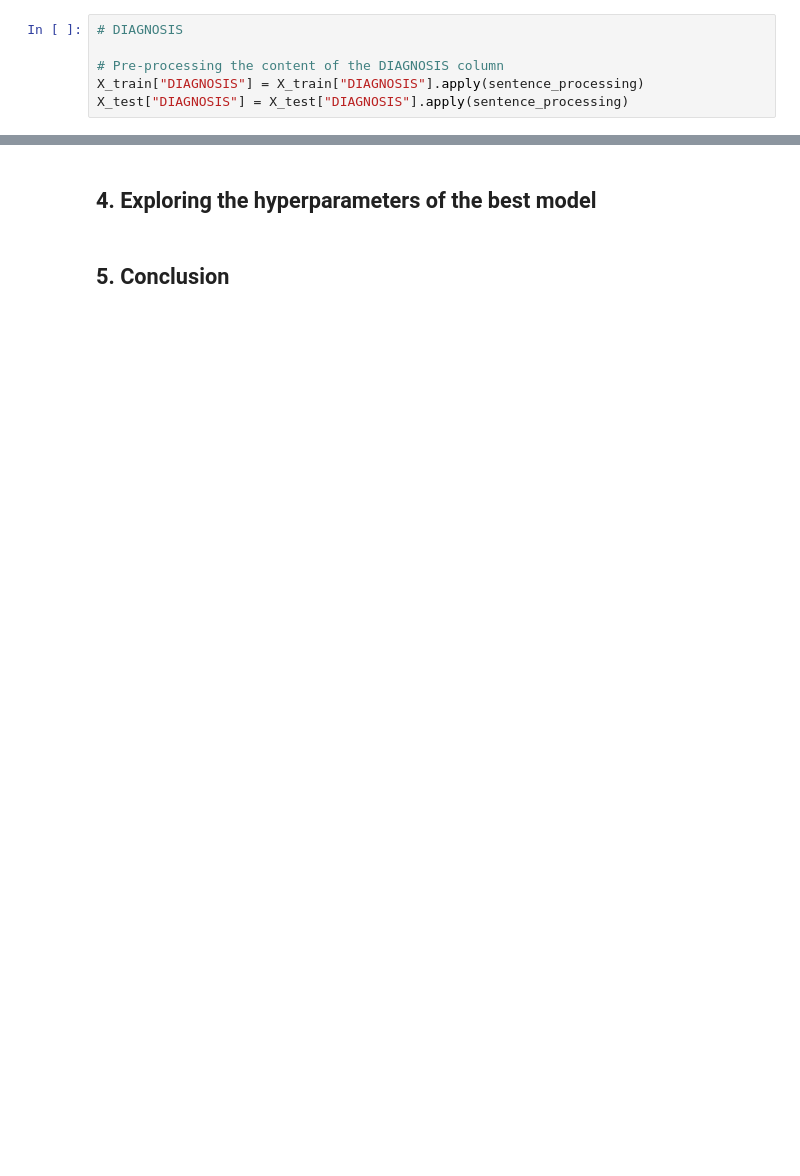
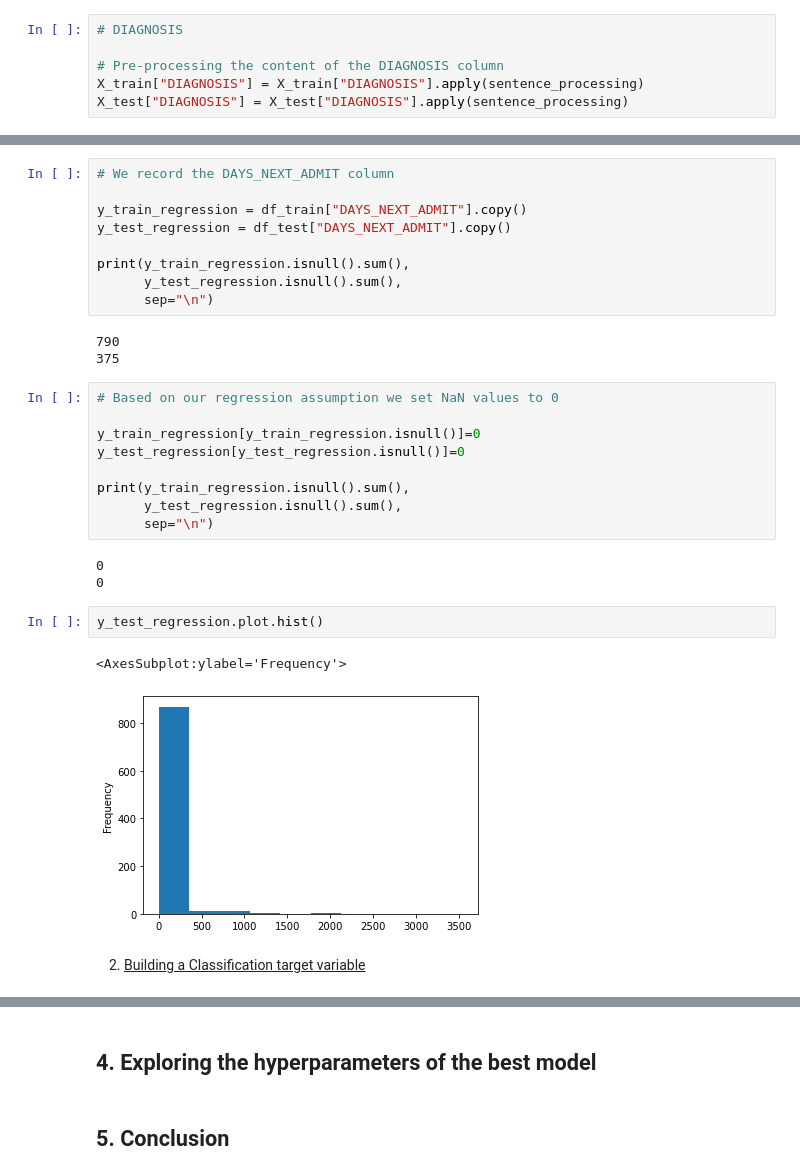
Before and after one commit to LMquentinLR/mimic_rehospitalization_prediction, a Jupyter notebook: AIQDSC27_AIQDSC28_evaluation_qlr.ipynb, the cells around one changed output, grey strips where cells are left out. Saved outputs shown, nothing was run; the diff lists cells and outputs as text; blank space fills up the shorter version.

```diff
--- a/AIQDSC27_AIQDSC28_evaluation_qlr.ipynb
+++ b/AIQDSC27_AIQDSC28_evaluation_qlr.ipynb
@@ -653,0 +702,31 @@ df_train[df_train.isnull().any(axis=1)]
+# %%
+# We record the DAYS_NEXT_ADMIT column
+
+y_train_regression = df_train["DAYS_NEXT_ADMIT"].copy()
+y_test_regression = df_test["DAYS_NEXT_ADMIT"].copy()
+
+print(y_train_regression.isnull().sum(),
+      y_test_regression.isnull().sum(),
+      sep="\n")
+# %% [output]
+790
+375
+# %%
+# Based on our regression assumption we set NaN values to 0
+
+y_train_regression[y_train_regression.isnull()]=0
+y_test_regression[y_test_regression.isnull()]=0
+
+print(y_train_regression.isnull().sum(),
+      y_test_regression.isnull().sum(),
+      sep="\n")
+# %% [output]
+0
+0
+# %%
+y_test_regression.plot.hist()
+# %% [output]
+<AxesSubplot:ylabel='Frequency'>
+[figure, added]
+# %% [markdown]
+2. <u>Building a Classification target variable</u>
```
Also changed, not shown: parts of 77 cells of this notebook.
